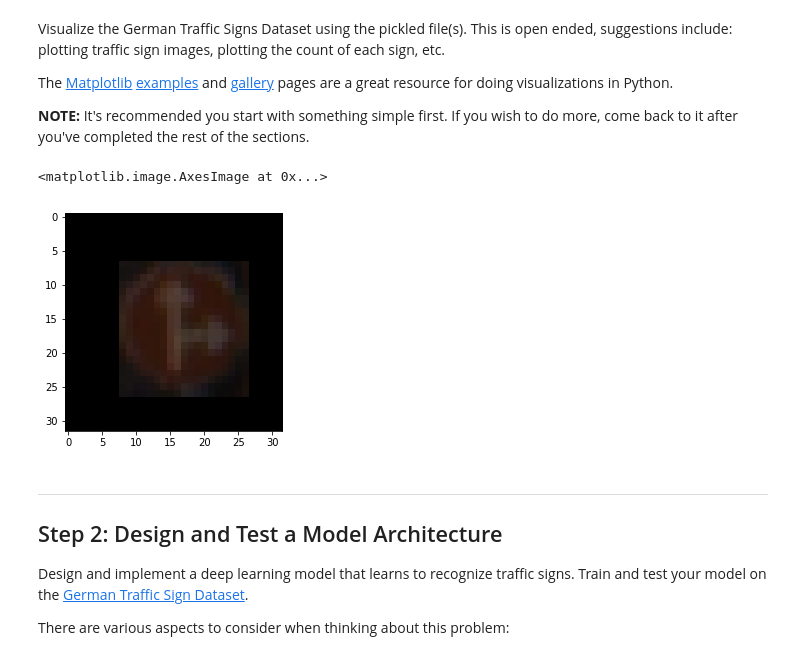
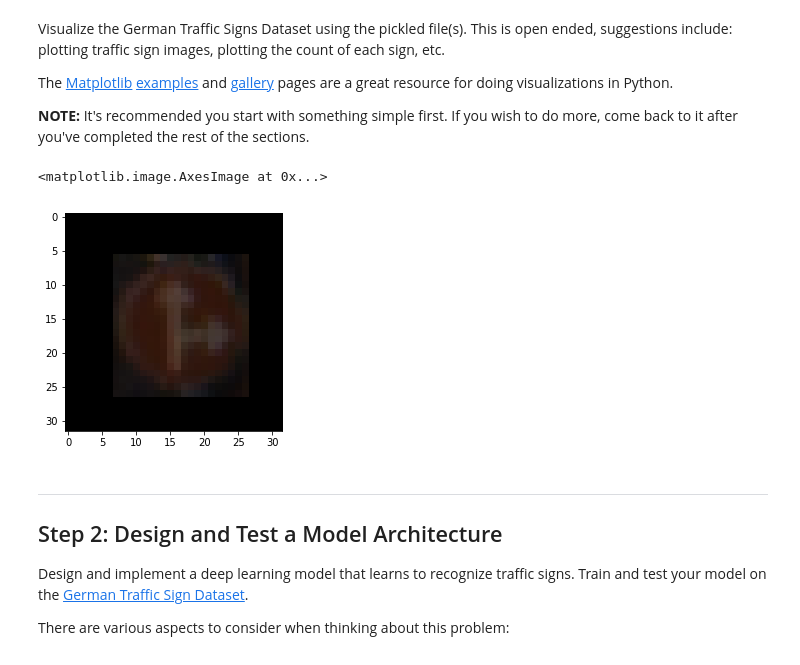
Before and after one commit to kclaw/SelfDrivingCar-P2, a Jupyter notebook: Traffic_Sign_Classifier.ipynb, the cells around one changed output. Cells and saved outputs as stored; diff of their text form; code cells hidden in the pictures.

```diff
--- a/Traffic_Sign_Classifier.ipynb
+++ b/Traffic_Sign_Classifier.ipynb
@@ -110,40 +110,40 @@ def displayImages(imageset):
 
 def regionOfInterest(img, vertices):
     mask = numpy.zeros_like(img)
     if len(img.shape) > 2:
         channel_count = img.shape[2]  # i.e. 3 or 4 depending on your image
         ignore_mask_color = (255,) * channel_count
     else:
         ignore_mask_color = 255
     cv2.fillPoly(mask, vertices, ignore_mask_color)
     masked_image = cv2.bitwise_and(img, mask)
     return masked_image
 
 def verticesFromDatasets(coords, sizes, num, image_shape=image_shape):
     result = []
     width, height = sizes[num][0], sizes[num][1]
     x1,y1,x2,y2 = coords[num][0], coords[num][1], coords[num][2], coords[num][3]
     x_ratio, y_ratio = image_shape[0]/width, image_shape[1]/height
-    result.append((math.ceil(x1*x_ratio),math.ceil(y1*y_ratio)))
-    result.append((math.ceil(x2*x_ratio), math.ceil(y1*y_ratio)))
-    result.append((math.ceil(x2*x_ratio), math.ceil(y2*y_ratio)))
-    result.append((math.ceil(x1*x_ratio), math.ceil(y2*y_ratio)))
+    result.append((round(x1*x_ratio,0),round(y1*y_ratio,0)))
+    result.append((round(x2*x_ratio,0),round(y1*y_ratio,0)))
+    result.append((round(x2*x_ratio,0),round(y2*y_ratio,0)))
+    result.append((round(x1*x_ratio,0),round(y2*y_ratio,0)))
     return result
 
 def maskedImagesFromDatasets(features, sizes, coords, start, end, image_shape=image_shape):
     masked_images=[]
     images = numpy.array(reshapeImagesFromDataset(features, start, end, image_shape))
     for num in tqdm(range(0, len(images))):
         opencvImage = cv2.cvtColor(images[num], cv2.COLOR_RGB2BGR)
-        masked_images.append(regionOfInterest(opencvImage, numpy.array([verticesFromDatasets(coords, sizes, num+start)])))
+        masked_images.append(regionOfInterest(opencvImage, numpy.array([verticesFromDatasets(coords, sizes, num+start)],dtype=numpy.int32)))
     return masked_images
 #test
 img = numpy.array(reshapeImagesFromDataset(train_features,1000,1020)[0])
 opencvImage = cv2.cvtColor(numpy.array(img), cv2.COLOR_RGB2BGR)
-plt.imshow(regionOfInterest(opencvImage, numpy.array([verticesFromDatasets(train_coords,train_sizes,0)])))
+plt.imshow(regionOfInterest(opencvImage, numpy.array([verticesFromDatasets(train_coords,train_sizes,0)],dtype=numpy.int32)))
 # %% [output]
 <matplotlib.image.AxesImage at 0x...>
-[figure, old version]
+[figure, new version]
 # %% [markdown]
 ----
 
```
Also changed, not shown: parts of 4 cells of this notebook.
